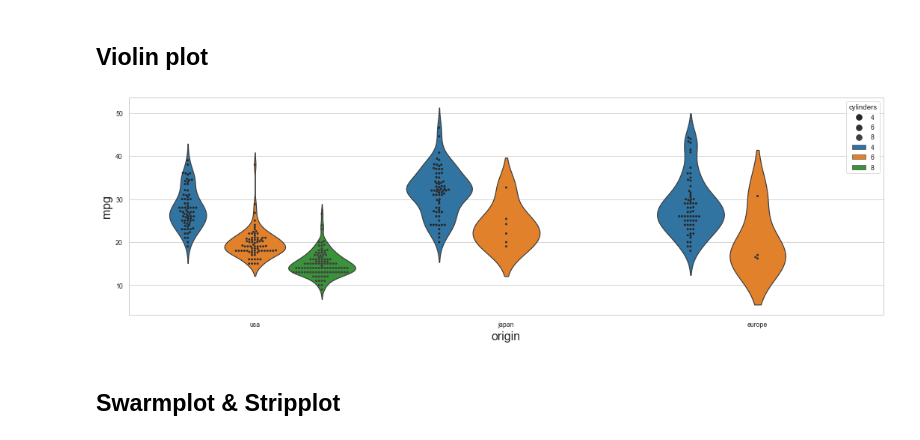
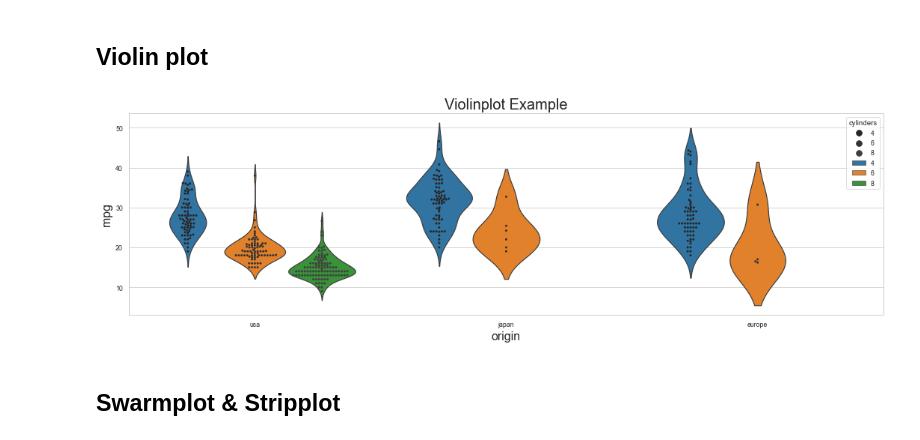
Before and after one commit to bartosz67/matplotlib_seaborn_plots, a Jupyter notebook: plots.ipynb, the cells around one changed output. Cells and saved outputs as stored; diff of their text form; code cells hidden in the pictures.

```diff
--- a/plots.ipynb
+++ b/plots.ipynb
@@ -247,27 +255,27 @@ plt.tight_layout()
 # %%
 plt.figure(figsize=(15,5))
 sns.swarmplot(x=org, y=mpg, color=".25", size=3, hue=cyl, dodge=True)
 
-sns.violinplot(x=org, y=mpg,
-               hue=cyl,
+p = sns.violinplot(x=org, y=mpg,
+                   hue=cyl,
 
-               # bw=0.5,  # variance
-               inner=None#'stick' #'quartiles', 'box', 'point', 'stick'  # show inside figure
+                   # bw=0.5,  # variance
+                   inner=None#'stick' #'quartiles', 'box', 'point', 'stick'  # show inside figure
 
-               # scale='width', # 'count', 'area',
-               # linewidth=2,
-               # scale_hue=False,
+                   # scale='width', # 'count', 'area',
+                   # linewidth=2,
+                   # scale_hue=False,
 
-               # split=True,  # split requires exactly 2 hue values
-               # x='origin', y='mpg', hue='cylinders',
-               # data=cars[cars.cylinders.isin([4, 6])],
-              )
+                   # split=True,  # split requires exactly 2 hue values
+                   # x='origin', y='mpg', hue='cylinders',
+                   # data=cars[cars.cylinders.isin([4, 6])],
+                  )
 
 sns.set_context("paper", rc={"font.size":16,"axes.titlesize":20,"axes.labelsize":16})
 p.set_title("Violinplot Example")
 plt.tight_layout()
 # %% [output]
-[figure, old version]
+[figure, new version]
 # %% [markdown]
 ## Swarmplot & Stripplot
 # %% [markdown]
```
Also changed, not shown: parts of 17 cells of this notebook.
